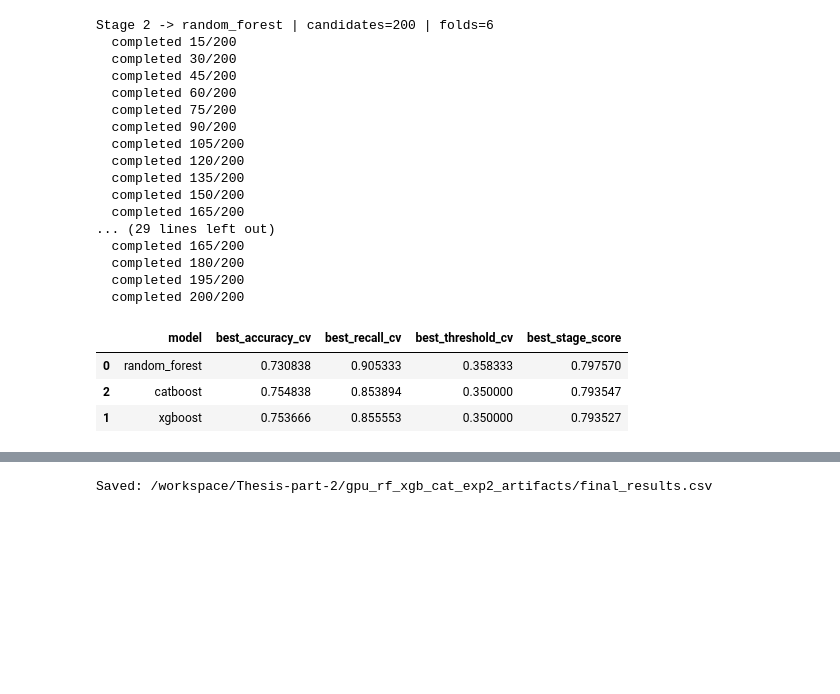
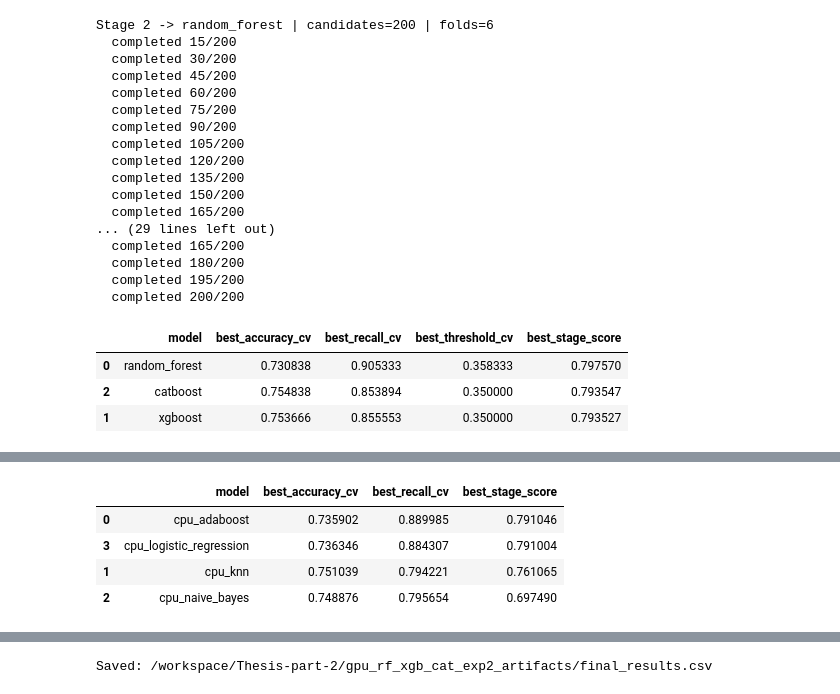
Before and after one commit to Jrbaes/Thesis-part-2, a Jupyter notebook: Main_2015_GPU_RF_XGB_CAT_RIGOROUS_OPT_exp2.ipynb, the cells around one changed output, grey strips where cells are left out. Saved outputs shown, nothing was run; the diff lists cells and outputs as text; code cells hidden in the pictures; blank space fills up the shorter version.

```diff
--- a/Main_2015_GPU_RF_XGB_CAT_RIGOROUS_OPT_exp2.ipynb
+++ b/Main_2015_GPU_RF_XGB_CAT_RIGOROUS_OPT_exp2.ipynb
@@ -1038,0 +1140,92 @@ Stage 2 -> random_forest | candidates=200 | folds=6
+# %%
+# Stage 1: CPU Model Hyperparameter Search
+
+cpu_stage1_results = {}
+cpu_stage1_top_params = {}
+
+CPU_AVAILABLE_MODELS = ['adaboost', 'knn', 'naive_bayes', 'logistic_regression']
+
+for model_name in CPU_AVAILABLE_MODELS:
+    trials = list(ParameterSampler(
+        CPU_MODEL_SPACES[model_name],
+        n_iter=CPU_STAGE1_TRIALS_PER_MODEL,
+        random_state=RANDOM_SEED
+    ))
+
+    rows = []
+    print(f'CPU Stage 1 -> {model_name} | trials={len(trials)} | folds={CPU_CV_FOLDS_STAGE1}')
+
+    for i, params in enumerate(trials, start=1):
+        try:
+            splitter = StratifiedKFold(n_splits=CPU_CV_FOLDS_STAGE1, shuffle=True, random_state=RANDOM_SEED)
+            threshold_grid = CPU_THRESHOLD_GRID
+            fold_rows = []
+
+            y_array = np.asarray(y_train).astype(int)
+            for fold, (tr_idx, va_idx) in enumerate(splitter.split(X_train_final, y_array), start=1):
+                Xtr = X_train_final.iloc[tr_idx]
+                Xva = X_train_final.iloc[va_idx]
+                ytr = y_train.iloc[tr_idx]
+                yva = y_train.iloc[va_idx]
+
+                model = build_cpu_model(model_name, params)
+                model = fit_cpu_model(model, Xtr, ytr, Xva, yva)
+                p_val = safe_predict_proba(model, Xva)
+
+                best_obj = -np.inf
+                best_met = None
+                best_thr = 0.5
+
+                for thr in threshold_grid:
+                    met = metric_pack(yva, p_val, threshold=float(thr))
+                    obj = 0.60 * met['accuracy'] + 0.40 * met['recall']
+                    if obj > best_obj:
+                        best_obj = obj
+                        best_met = met
+                        best_thr = float(thr)
+
+                best_met['fold'] = int(fold)
+                best_met['best_threshold'] = float(best_thr)
+                fold_rows.append(best_met)
+
+            fold_df = pd.DataFrame(fold_rows)
+            cv_summary = {
+                'accuracy_mean': float(fold_df['accuracy'].mean()),
+                'accuracy_std': float(fold_df['accuracy'].std(ddof=0)),
+                'recall_mean': float(fold_df['recall'].mean()),
+                'recall_std': float(fold_df['recall'].std(ddof=0)),
+                'precision_mean': float(fold_df['precision'].mean()),
+                'precision_std': float(fold_df['precision'].std(ddof=0)),
+                'f1_mean': float(fold_df['f1'].mean()),
+                'f1_std': float(fold_df['f1'].std(ddof=0)),
+                'auc_mean': float(fold_df['auc'].mean()),
+                'auc_std': float(fold_df['auc'].std(ddof=0)),
+                'logloss_mean': float(fold_df['logloss'].mean()),
+                'logloss_std': float(fold_df['logloss'].std(ddof=0)),
+                'threshold_mean': float(fold_df['best_threshold'].mean()),
+            }
+            cv_summary['stage_score'] = optimization_score(cv_summary)
+            rows.append({'trial': i, 'params': params, **cv_summary})
+        except Exception as e:
+            rows.append({'trial': i, 'params': params, 'stage_score': -999.0, 'error': str(e)})
+
+        if i % 10 == 0 or i == len(trials):
+            print(f'  completed {i}/{len(trials)}')
+
+    df_stage = pd.DataFrame(rows).sort_values(['stage_score', 'accuracy_mean', 'recall_mean'], ascending=False).reset_index(drop=True)
+    cpu_stage1_results[model_name] = df_stage
+    cpu_stage1_top_params[model_name] = df_stage.head(CPU_TOP_K_STAGE1)['params'].tolist()
+
+cpu_stage1_summary = []
+for m, df_m in cpu_stage1_results.items():
+    top = df_m.iloc[0]
+    cpu_stage1_summary.append({
+        'model': f'cpu_{m}',
+        'best_accuracy_cv': top.get('accuracy_mean', np.nan),
+        'best_recall_cv': top.get('recall_mean', np.nan),
+        'best_stage_score': top.get('stage_score', np.nan),
+    })
+
+print('\nCPU Stage 1 Summary:')
+display(pd.DataFrame(cpu_stage1_summary).sort_values('best_stage_score', ascending=False))
+# %% [output]
@@ -1038,0 +1249,5 @@ Stage 2 -> random_forest | candidates=200 | folds=6
+|  | model | best_accuracy_cv | best_recall_cv | best_stage_score |
+| 0 | cpu_adaboost | 0.735902 | 0.889985 | 0.791046 |
+| 3 | cpu_logistic_regression | 0.736346 | 0.884307 | 0.791004 |
+| 1 | cpu_knn | 0.751039 | 0.794221 | 0.761065 |
+| 2 | cpu_naive_bayes | 0.748876 | 0.795654 | 0.697490 |
```
Also changed, not shown: parts of 9 cells of this notebook, 10 other files.
